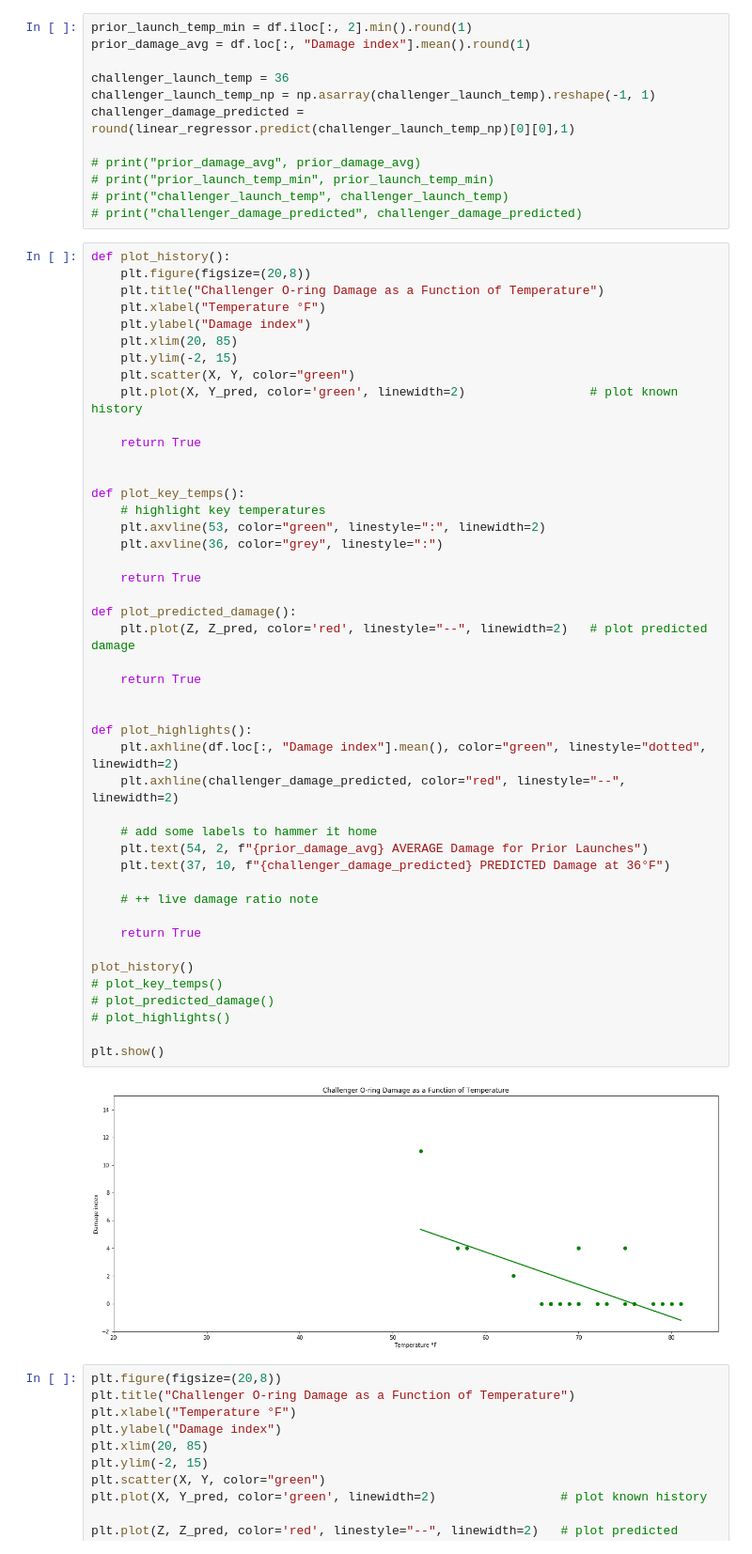
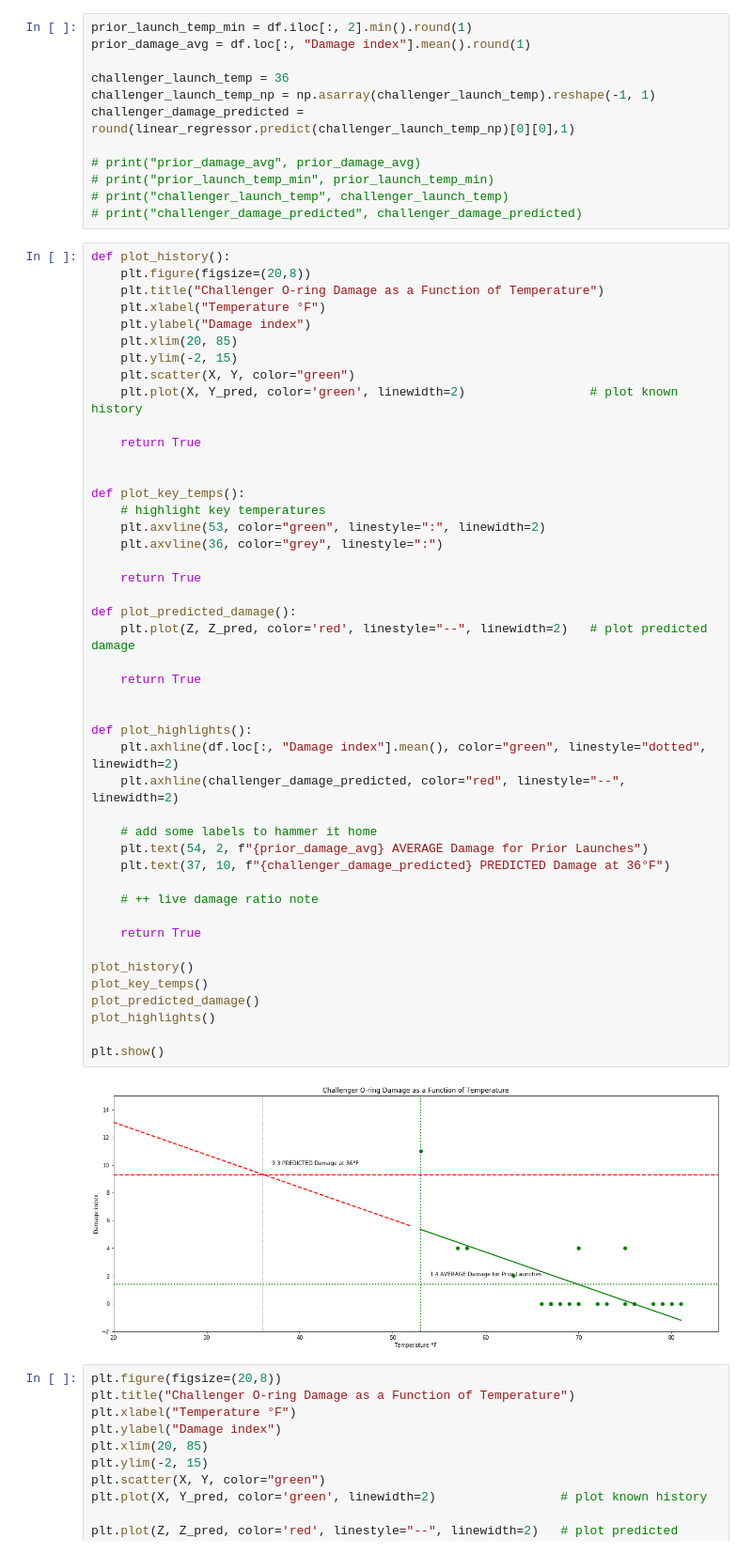
Before and after one commit to surfaceowl-ai/python_visualizations, a Jupyter notebook: notebooks/00_effective_visualizations.ipynb, the cells around one changed output. Shown at 94% size. Cells and saved outputs as stored; diff of their text form.

```diff
--- a/notebooks/00_effective_visualizations.ipynb
+++ b/notebooks/00_effective_visualizations.ipynb
@@ -330,37 +330,37 @@ def plot_history():
 
 def plot_key_temps():
     # highlight key temperatures
     plt.axvline(53, color="green", linestyle=":", linewidth=2)
     plt.axvline(36, color="grey", linestyle=":")
 
     return True
 
 def plot_predicted_damage():
     plt.plot(Z, Z_pred, color='red', linestyle="--", linewidth=2)   # plot predicted damage
 
     return True
 
 
 def plot_highlights():
     plt.axhline(df.loc[:, "Damage index"].mean(), color="green", linestyle="dotted", linewidth=2)
     plt.axhline(challenger_damage_predicted, color="red", linestyle="--", linewidth=2)
 
     # add some labels to hammer it home
     plt.text(54, 2, f"{prior_damage_avg} AVERAGE Damage for Prior Launches")
     plt.text(37, 10, f"{challenger_damage_predicted} PREDICTED Damage at 36°F")
 
     # ++ live damage ratio note
 
     return True
 
 plot_history()
-# plot_key_temps()
-# plot_predicted_damage()
-# plot_highlights()
+plot_key_temps()
+plot_predicted_damage()
+plot_highlights()
 
 plt.show()
 # %% [output]
-[figure, old version]
+[figure, new version]
 # %%
 plt.figure(figsize=(20,8))
 plt.title("Challenger O-ring Damage as a Function of Temperature")
```
Also changed, not shown: parts of 7 cells of this notebook, 11 other files.
